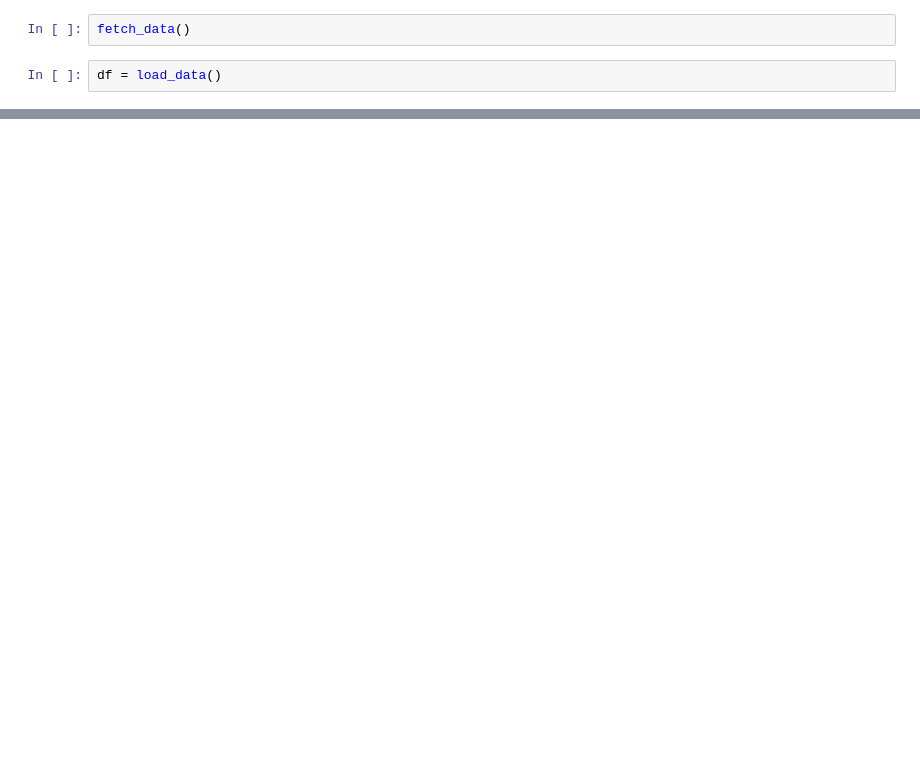
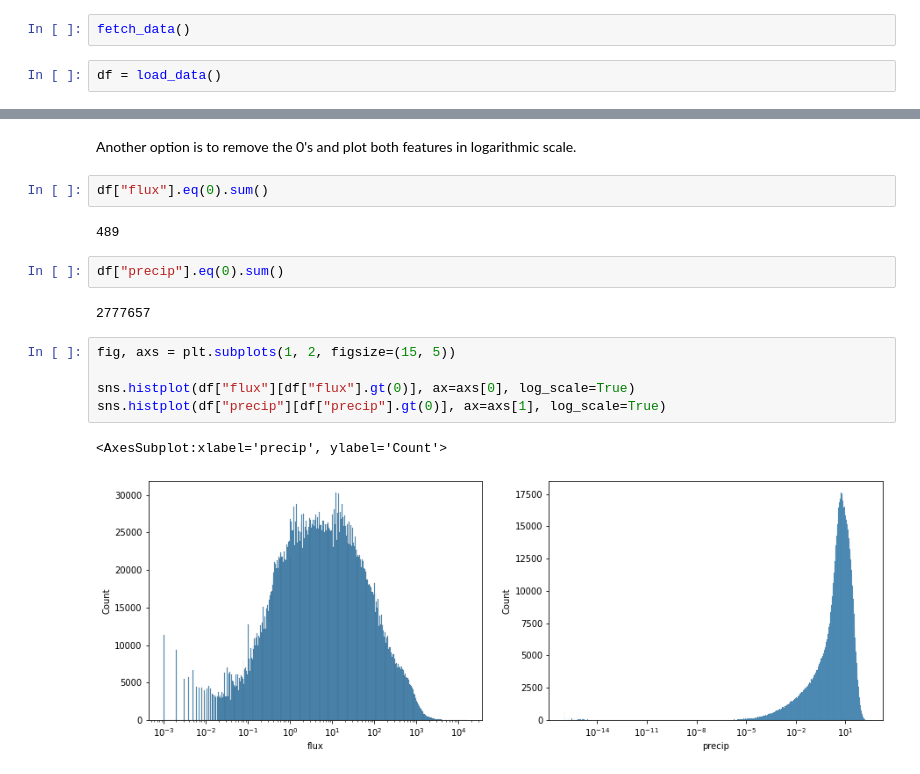
Before and after one commit to fmzhz/watershed-challenge, a Jupyter notebook: notebooks/watersheds.ipynb, the cells around one changed output, grey strips where cells are left out. Drawn from its saved outputs; the diff is of its cells as text; blank space fills up the shorter version.

```diff
--- a/notebooks/watersheds.ipynb
+++ b/notebooks/watersheds.ipynb
@@ -58,0 +193,18 @@ df = load_data()
+# %% [markdown]
+Another option is to remove the 0's and plot both features in logarithmic scale.
+# %%
+df["flux"].eq(0).sum()
+# %% [output]
+489
+# %%
+df["precip"].eq(0).sum()
+# %% [output]
+2777657
+# %%
+fig, axs = plt.subplots(1, 2, figsize=(15, 5))
+
+sns.histplot(df["flux"][df["flux"].gt(0)], ax=axs[0], log_scale=True)
+sns.histplot(df["precip"][df["precip"].gt(0)], ax=axs[1], log_scale=True)
+# %% [output]
+<AxesSubplot:xlabel='precip', ylabel='Count'>
+[figure, added]
```
Also changed, not shown: parts of 98 cells of this notebook.
